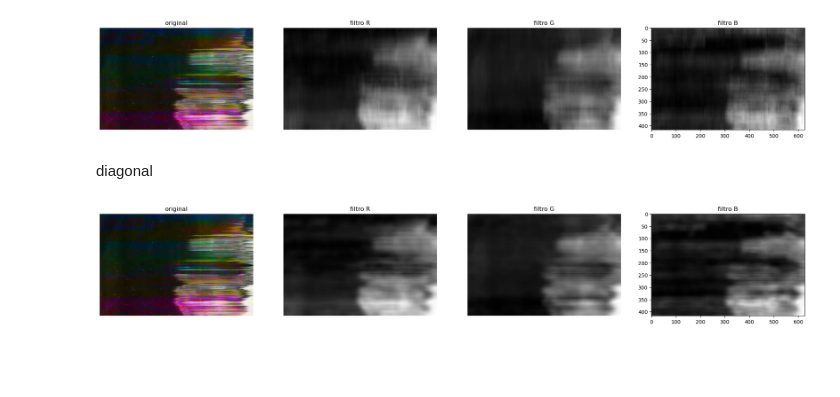
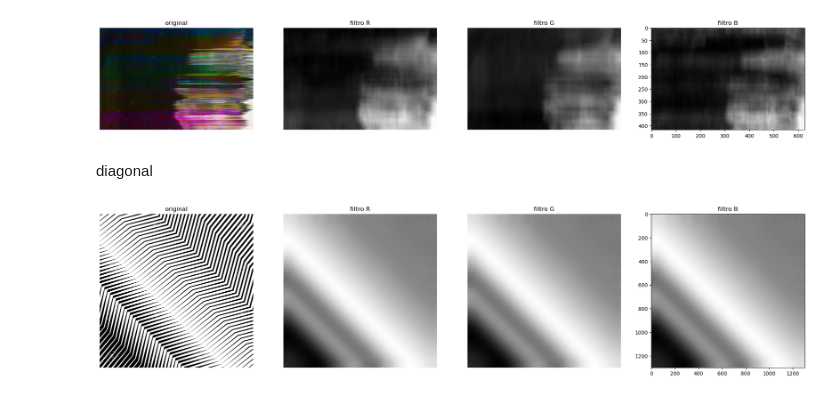
Before and after one commit to FcCaba/Procesamiento-De-Imagenes, a Jupyter notebook: convolucion2.ipynb, the cells around one changed output. Drawn from its saved outputs; the diff is of its cells as text; code cells hidden in the pictures; blank space fills up the shorter version.

```diff
--- a/convolucion2.ipynb
+++ b/convolucion2.ipynb
@@ -129,35 +129,35 @@ import cv2
 import numpy as np
 import matplotlib.pyplot as plt
 def convolucion_media_diagonal(imagen,tama_kernel):
     kernel = np.ones((tama_kernel, tama_kernel), np.float32) / (tama_kernel * tama_kernel)
     img_final=cv2.filter2D(imagen,-1,kernel)
     return img_final
-img=cv2.imread(r'imagenes/original/distoricion.jpg')
+img=cv2.imread(r'imagenes/img distorcion/diagonal.jpg')
 rgb=cv2.cvtColor(img,cv2.COLOR_BGR2RGB)
-imgresR=convolucion_media_diagonal(rgb[:,:,0],25)
-imgresG=convolucion_media_diagonal(rgb[:,:,1],25)
-imgresB=convolucion_media_diagonal(rgb[:,:,2],25)
+imgresR=convolucion_media_diagonal(rgb[:,:,0],174)
+imgresG=convolucion_media_diagonal(rgb[:,:,1],174)
+imgresB=convolucion_media_diagonal(rgb[:,:,2],174)
 
 plt.figure(figsize=(25,10))
 plt.subplot(141)
 plt.title("original")
 plt.axis("off")
 plt.imshow(cv2.cvtColor(img,cv2.COLOR_BGR2RGB))
 
 plt.subplot(142)
 plt.title("filtro R")
 plt.axis("off")
 plt.imshow(imgresR,cmap="gray")
 
 plt.subplot(143)
 plt.title("filtro G")
 plt.axis("off")
 plt.imshow(imgresG,cmap="gray")
 
 plt.subplot(144)
 plt.title("filtro B")
 plt.imshow(imgresB,cmap="gray")
 
 plt.show()
 # %% [output]
-[figure, old version]
+[figure, new version]
```
Also changed, not shown: parts of 4 cells of this notebook, 7 other files.
